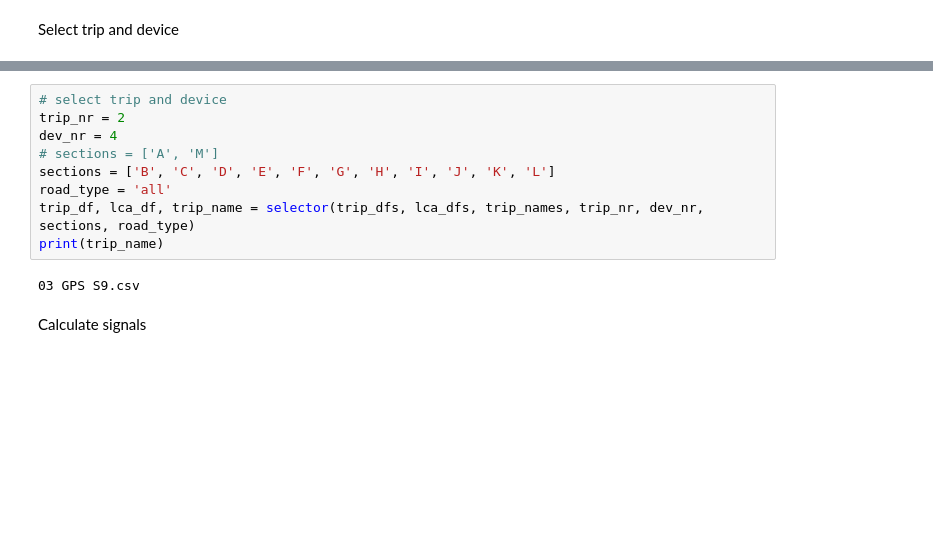
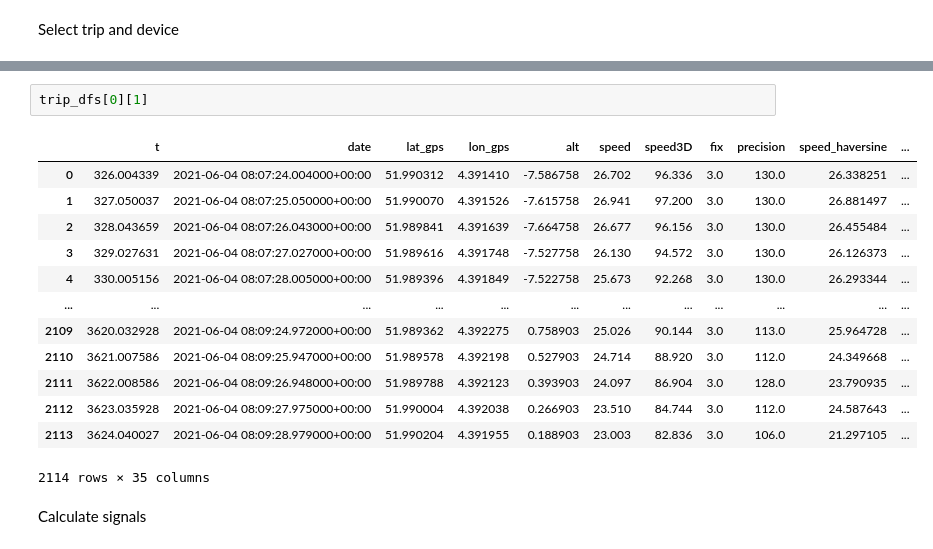
Before and after one commit to tomdries/gps-lane-changes, a Jupyter notebook: analysis.ipynb, the cells around one changed output, grey strips where cells are left out. Drawn from its saved outputs; the diff is of its cells as text; blank space fills up the shorter version.

```diff
--- a/analysis.ipynb
+++ b/analysis.ipynb
@@ -46,13 +45,18 @@ Select trip and device
-# %%
-# select trip and device
-trip_nr = 2
-dev_nr = 4
-# sections = ['A', 'M']
-sections = ['B', 'C', 'D', 'E', 'F', 'G', 'H', 'I', 'J', 'K', 'L']
-road_type = 'all'
-trip_df, lca_df, trip_name = selector(trip_dfs, lca_dfs, trip_names, trip_nr, dev_nr, sections, road_type)
-print(trip_name)
-# %% [output]
-03 GPS S9.csv
+# %%
+trip_dfs[0][1]
+# %% [output]
+|  | t | date | lat_gps | lon_gps | alt | speed | speed3D | fix | precision | speed_haversine | ... |
+| 0 | 326.004339 | 2021-06-04 08:07:24.004000+00:00 | 51.990312 | 4.391410 | -7.586758 | 26.702 | 96.336 | 3.0 | 130.0 | 26.338251 | ... |
+| 1 | 327.050037 | 2021-06-04 08:07:25.050000+00:00 | 51.990070 | 4.391526 | -7.615758 | 26.941 | 97.200 | 3.0 | 130.0 | 26.881497 | ... |
+| 2 | 328.043659 | 2021-06-04 08:07:26.043000+00:00 | 51.989841 | 4.391639 | -7.664758 | 26.677 | 96.156 | 3.0 | 130.0 | 26.455484 | ... |
+| 3 | 329.027631 | 2021-06-04 08:07:27.027000+00:00 | 51.989616 | 4.391748 | -7.527758 | 26.130 | 94.572 | 3.0 | 130.0 | 26.126373 | ... |
+| 4 | 330.005156 | 2021-06-04 08:07:28.005000+00:00 | 51.989396 | 4.391849 | -7.522758 | 25.673 | 92.268 | 3.0 | 130.0 | 26.293344 | ... |
+| ... | ... | ... | ... | ... | ... | ... | ... | ... | ... | ... | ... |
+| 2109 | 3620.032928 | 2021-06-04 08:09:24.972000+00:00 | 51.989362 | 4.392275 | 0.758903 | 25.026 | 90.144 | 3.0 | 113.0 | 25.964728 | ... |
+| 2110 | 3621.007586 | 2021-06-04 08:09:25.947000+00:00 | 51.989578 | 4.392198 | 0.527903 | 24.714 | 88.920 | 3.0 | 112.0 | 24.349668 | ... |
+| 2111 | 3622.008586 | 2021-06-04 08:09:26.948000+00:00 | 51.989788 | 4.392123 | 0.393903 | 24.097 | 86.904 | 3.0 | 128.0 | 23.790935 | ... |
+| 2112 | 3623.035928 | 2021-06-04 08:09:27.975000+00:00 | 51.990004 | 4.392038 | 0.266903 | 23.510 | 84.744 | 3.0 | 112.0 | 24.587643 | ... |
+| 2113 | 3624.040027 | 2021-06-04 08:09:28.979000+00:00 | 51.990204 | 4.391955 | 0.188903 | 23.003 | 82.836 | 3.0 | 106.0 | 21.297105 | ... |
+2114 rows × 35 columns
 # %% [markdown]
 Calculate signals
```
Also changed, not shown: parts of 11 cells of this notebook, 3 other files.
